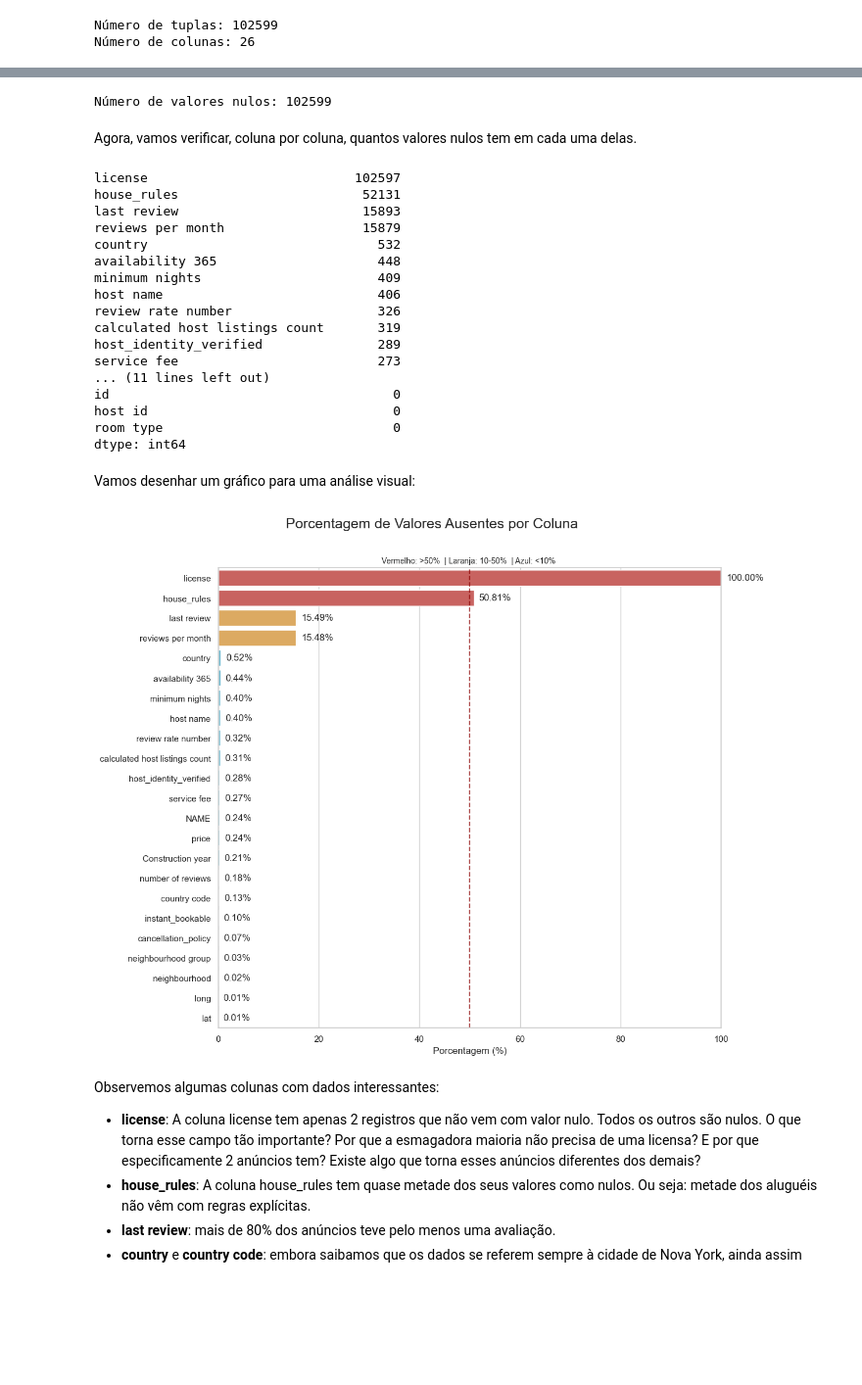
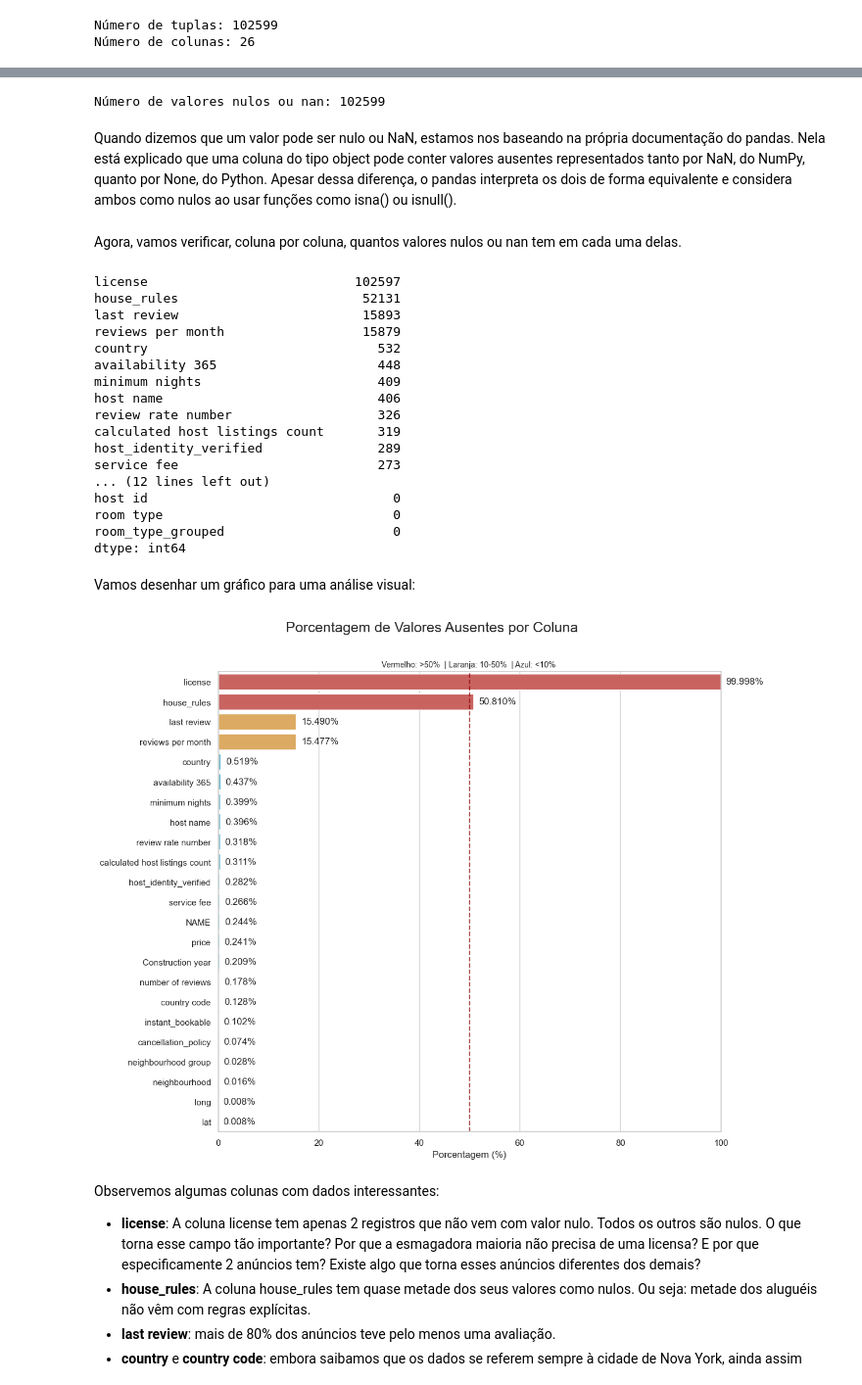
Before and after one commit to lucasqueiroz23/airbnb-data-analysis, a Jupyter notebook: raw/analytics.ipynb, the cells around one changed output, grey strips where cells are left out. Shown: that part at 98% size. Drawn from its saved outputs; the diff is of its cells as text; code cells hidden in the pictures; blank space fills up the shorter version.

```diff
--- a/raw/analytics.ipynb
+++ b/raw/analytics.ipynb
@@ -163,13 +163,15 @@ Observamos que todos os registros tem pelo menos um valor nulo no dataset:
 # %%
-number_of_rows_with_null_values = len(df.isnull().any(axis=1))
-print(f"Número de valores nulos: {number_of_rows_with_null_values}")
+number_of_rows_with_null_nan_values = len(df.isnull().any(axis=1))
+print(f"Número de valores nulos ou nan: {number_of_rows_with_null_nan_values}")
 # %% [output]
-Número de valores nulos: 102599
+Número de valores nulos ou nan: 102599
+# %% [markdown]
+Quando dizemos que um valor pode ser nulo ou NaN, estamos nos baseando na própria documentação do pandas. Nela está explicado que uma coluna do tipo object pode conter valores ausentes representados tanto por NaN, do NumPy, quanto por None, do Python. Apesar dessa diferença, o pandas interpreta os dois de forma equivalente e considera ambos como nulos ao usar funções como isna() ou isnull().
 # %% [markdown]
-Agora, vamos verificar, coluna por coluna, quantos valores nulos tem em cada uma delas.
+Agora, vamos verificar, coluna por coluna, quantos valores nulos ou nan tem em cada uma delas.
 # %%
-number_of_nulls_per_column = df.isnull().sum().sort_values(ascending=False)
-number_of_nulls_per_column
+number_of_nulls_nan_per_column = df.isnull().sum().sort_values(ascending=False)
+number_of_nulls_nan_per_column
 # %% [output]
 license                           102597
 house_rules                        52131
@@ -183,50 +185,64 @@ review rate number                   326
 calculated host listings count       319
 host_identity_verified               289
 service fee                          273
-... (11 lines left out)
-id                                     0
+... (12 lines left out)
 host id                                0
 room type                              0
+room_type_grouped                      0
 dtype: int64
 # %% [markdown]
 Vamos desenhar um gráfico para uma análise visual:
 # %%
 null_percentage = (df.isnull().sum() / len(df)) * 100
 null_percentage = null_percentage[null_percentage > 0].sort_values(ascending=False)
+
+total = len(df)
+null_counts = df.isnull().sum()
 
 colors = []
 red = '#d9534f'
 orange = '#f0ad4e'
 blue = '#5bc0de'
 for val in null_percentage.values:
     if val > 50:
         colors.append(red)
     elif val > 10:
         colors.append(orange)
     else:
         colors.append(blue)
 
 sns.set_theme(style="whitegrid")
 plt.figure(figsize=(12, 10))
 
-ax = sns.barplot(x=null_percentage.values, y=null_percentage.index, palette=colors, hue=null_percentage.index, legend=False)
+ax = sns.barplot(
+    x=null_percentage.values,
+    y=null_percentage.index,
+    palette=colors,
+    hue=null_percentage.index,
+    legend=False
+)
 
 plt.suptitle("Porcentagem de Valores Ausentes por Coluna", fontsize=18, y=0.96)
 ax.set_title("Vermelho: >50%  | Laranja: 10-50%  | Azul: <10% ", fontsize=10)
 ax.set_xlabel("Porcentagem (%)", fontsize=12)
 ax.set_ylabel("")
 ax.set_xlim(0, 100)
 
-for p in ax.patches:
+for p, col in zip(ax.patches, null_percentage.index):
     width = p.get_width()
-    ax.text(width + 1, p.get_y() + p.get_height() / 2, f'{width:.2f}%', va='center')
+    ax.text(
+        width + 1,
+        p.get_y() + p.get_height() / 2,
+        f'{width:.3f}%',
+        va='center'
+    )
 
 ax.axvline(50, color='darkred', linestyle='--', alpha=0.7)
 
 plt.tight_layout(rect=[0, 0, 1, 0.95])
 plt.show()
 # %% [output]
-[figure, old version]
+[figure, new version]
 # %% [markdown]
 Observemos algumas colunas com dados interessantes:
 
```
Also changed, not shown: parts of 9 cells of this notebook.
